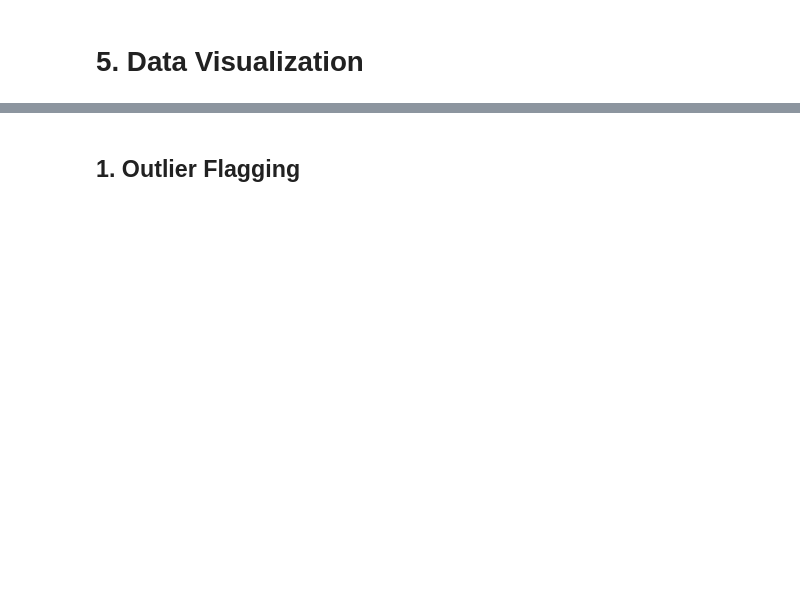
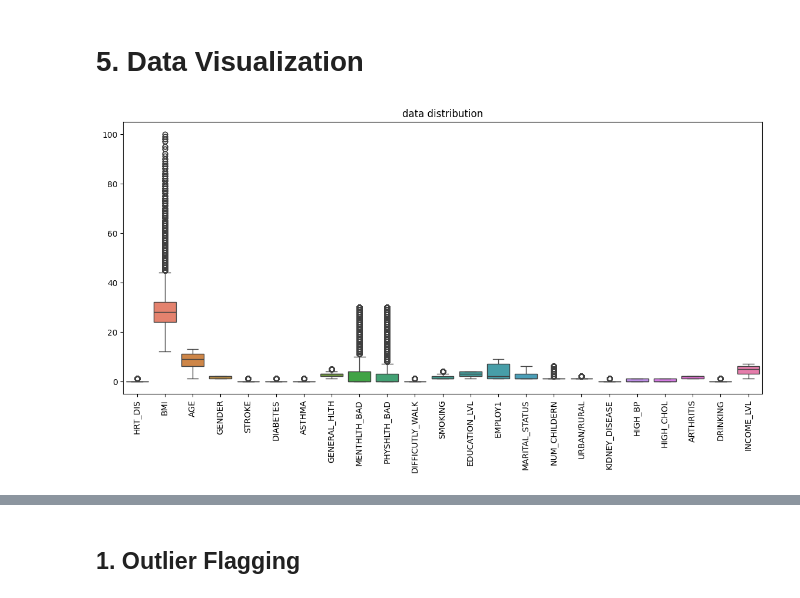
Before and after one commit to Parth-F/Analyse-Health-and-Demographic-Data-to-identify-common-traits-leading-to-Heart-Disease, a Jupyter notebook: Analyse_Health_and_Demogrphic_Data_to_identify_common_traits_leading_to_Heart_Disease.ipynb.ipynb, the cells around one changed output, grey strips where cells are left out. Cells and saved outputs as stored; diff of their text form; code cells hidden in the pictures; blank space fills up the shorter version.

```diff
--- a/Analyse_Health_and_Demogrphic_Data_to_identify_common_traits_leading_to_Heart_Disease.ipynb.ipynb
+++ b/Analyse_Health_and_Demogrphic_Data_to_identify_common_traits_leading_to_Heart_Disease.ipynb.ipynb
@@ -639,11 +1050,13 @@ df = com_df.copy()
 # %%
 
 plt.figure(figsize=(14,6))
 sns.boxplot(df)
-l=list(np.arange(21))
+l=list(np.arange(23))
 plt.title("data distribution")
 plt.xticks(l, list(df.columns), rotation=90)
 plt.show()
+# %% [output]
+[figure, added]
 # %%
 def plotaxis(pval,paxis):
   q1 = np.percentile(df[pval], 25)
```
Also changed, not shown: parts of 75 cells of this notebook.
